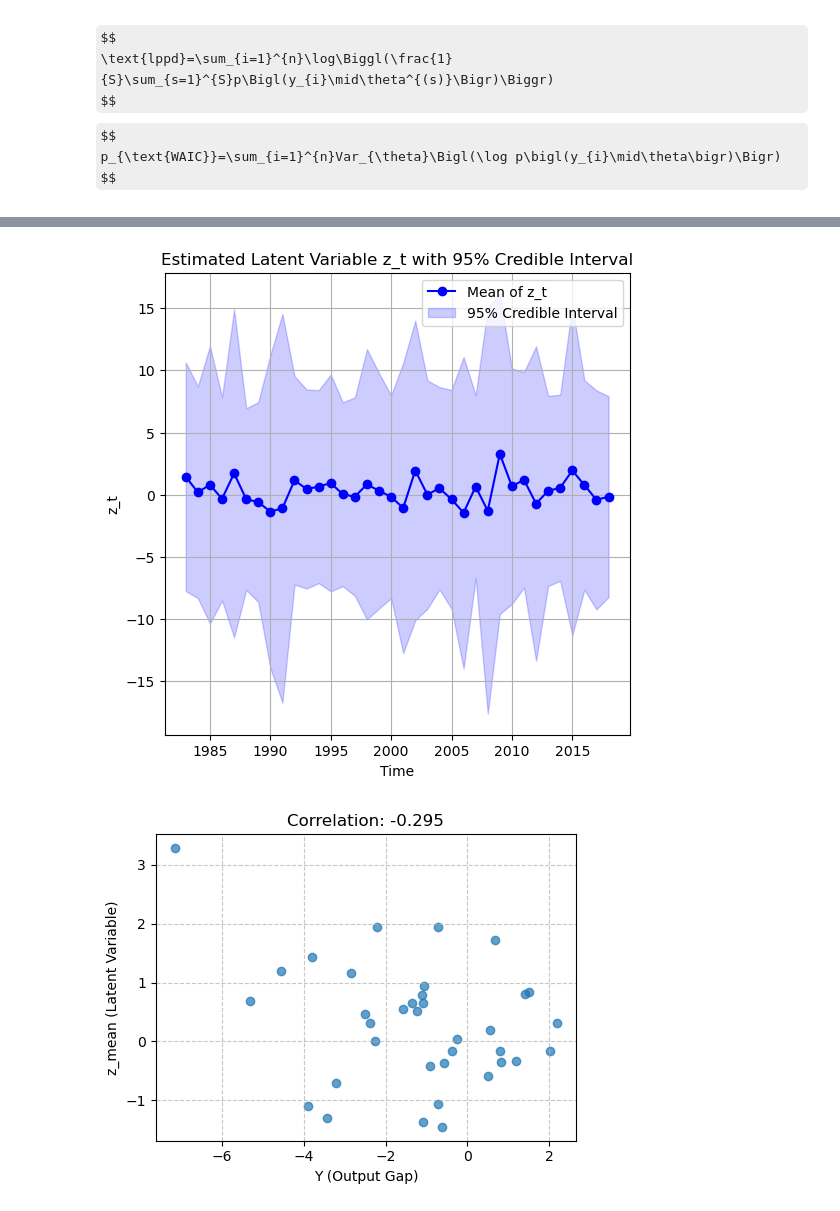
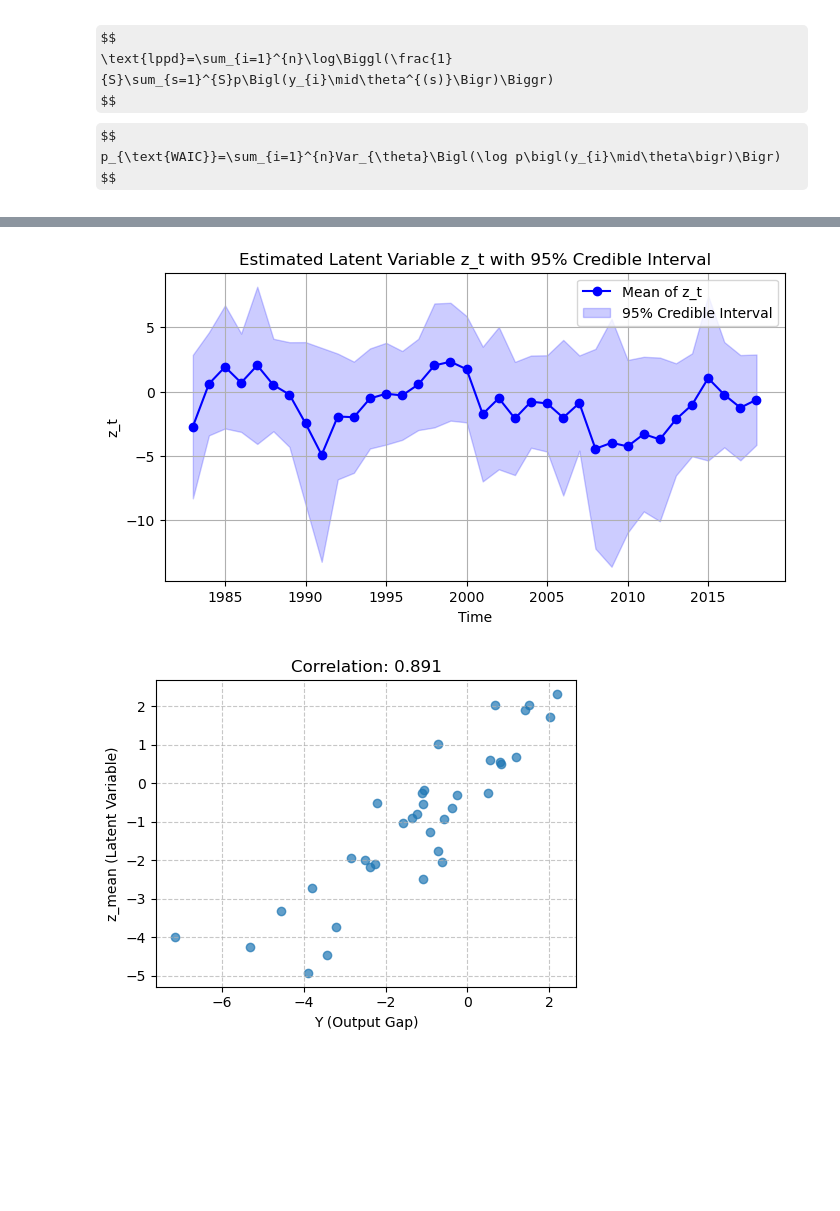
Before and after one commit to Ichikawa-Satoshi/NKPC_HSA_MCMC, a Jupyter notebook: code/main.ipynb, the cells around one changed output, grey strips where cells are left out. Drawn from its saved outputs; the diff is of its cells as text; code cells hidden in the pictures; some formulas as TeX source; blank space fills up the shorter version.

```diff
--- a/code/main.ipynb
+++ b/code/main.ipynb
@@ -115,7 +116,7 @@ $$
 The observed variable $\pi_t$ is the inflation rate, $\text{E}\pi_t$ is the expected inflation rate, and $\text{gap}_t$ is the output gap
 # %%
 warmup= 10000
-samples=15000
+samples=25000
 chains = 4
 rng_key = jax.random.PRNGKey(0)
 # %%
@@ -711,5 +700,5 @@ plt.show()
 # %%
-plot_z(year, z_mean_9,z_lower_9, z_upper_9, Y)
+plot_z(year, z_mean_10,z_lower_10, z_upper_10, Y)
 # %% [output]
-[figure, old version]
+[figure, new version]
-[figure, old version]
+[figure, new version]
```
Also changed, not shown: parts of 19 cells of this notebook, 4 other files.
